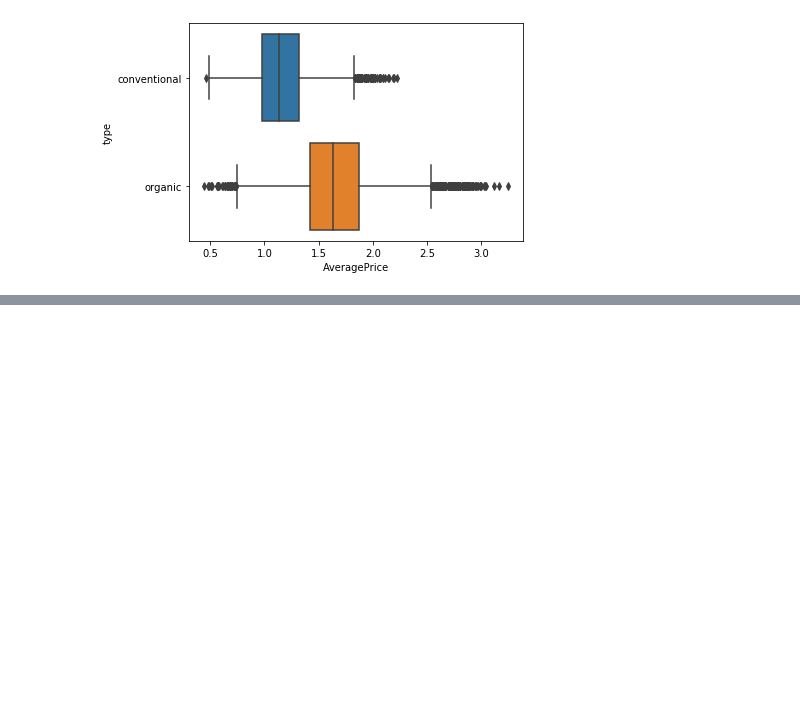
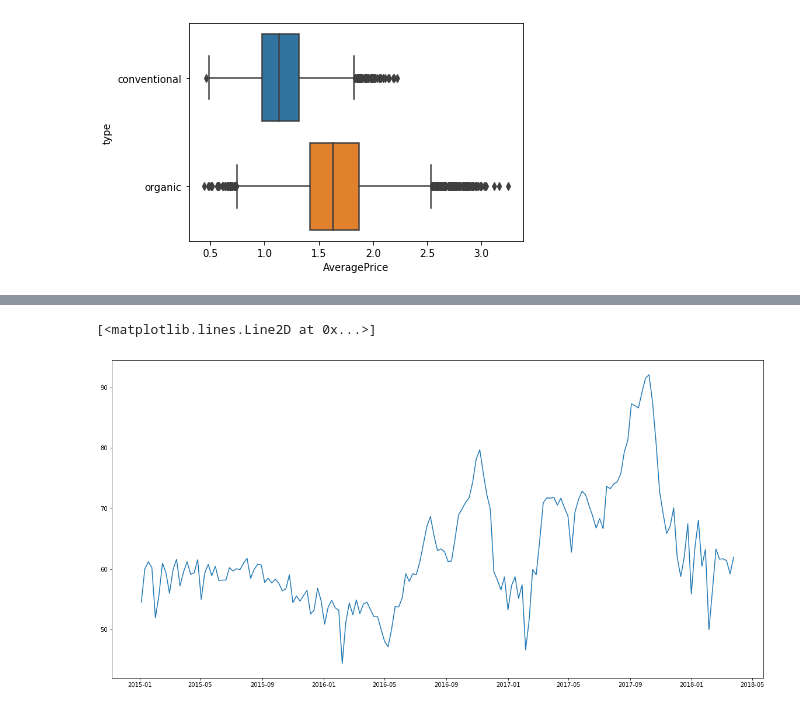
Before and after one commit to FreedomVAce/Avocado_Prices, a Jupyter notebook: Avocado_Prices.ipynb, the cells around one changed output, grey strips where cells are left out. Cells and saved outputs as stored; diff of their text form; code cells hidden in the pictures; blank space fills up the shorter version.

```diff
--- a/Avocado_Prices.ipynb
+++ b/Avocado_Prices.ipynb
@@ -131,0 +166,7 @@ plt.tight_layout()
+# %%
+x = df.loc[df['type'] == 'conventional',['Date','AveragePrice']].sort_values(by = 'Date')
+x = x.set_index('Date')
+x = x.groupby(by = "Date").sum()
+
+x.index = pd.to_datetime(x.index)
+x.head()
@@ -131,0 +181,7 @@ plt.tight_layout()
+# %%
+plt.figure(figsize = (20,10))
+ax = plt.gca()
+plt.plot(x)
+# %% [output]
+[<matplotlib.lines.Line2D at 0x...>]
+[figure, added]
```
Also changed, not shown: parts of 12 cells of this notebook.
